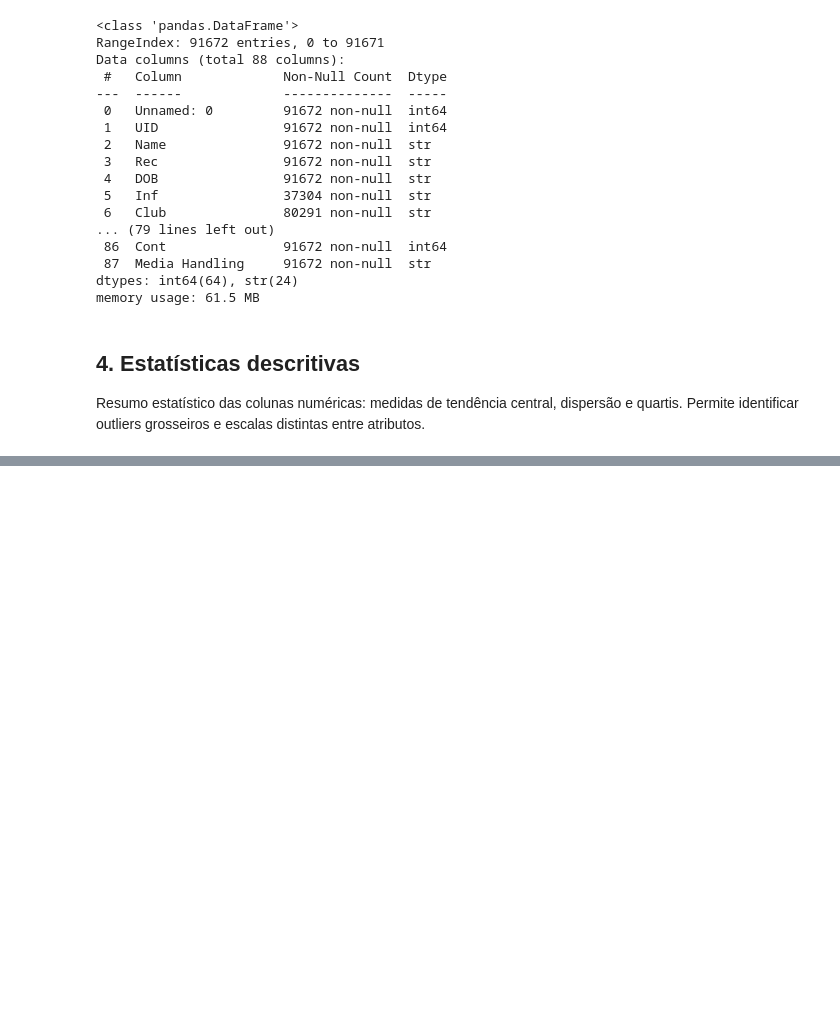
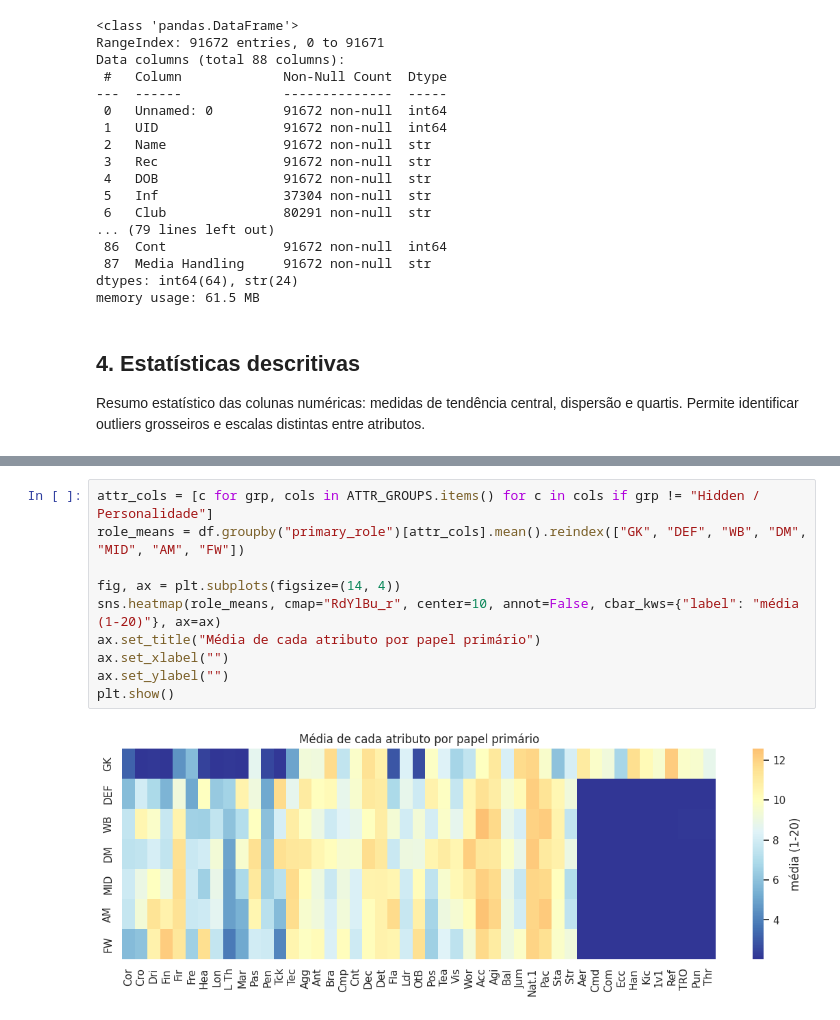
Before and after one commit to gupessanha/similar-player-search-system, a Jupyter notebook: notebooks/1_EDA.ipynb, the cells around one changed output, grey strips where cells are left out. Cells and saved outputs as stored; diff of their text form; blank space fills up the shorter version.

```diff
--- a/notebooks/1_EDA.ipynb
+++ b/notebooks/1_EDA.ipynb
@@ -73,0 +303,12 @@ df_players.describe()
+# %%
+attr_cols = [c for grp, cols in ATTR_GROUPS.items() for c in cols if grp != "Hidden / Personalidade"]
+role_means = df.groupby("primary_role")[attr_cols].mean().reindex(["GK", "DEF", "WB", "DM", "MID", "AM", "FW"])
+
+fig, ax = plt.subplots(figsize=(14, 4))
+sns.heatmap(role_means, cmap="RdYlBu_r", center=10, annot=False, cbar_kws={"label": "média (1-20)"}, ax=ax)
+ax.set_title("Média de cada atributo por papel primário")
+ax.set_xlabel("")
+ax.set_ylabel("")
+plt.show()
+# %% [output]
+[figure, added]
```
Also changed, not shown: parts of 30 cells of this notebook, 2 other files.
